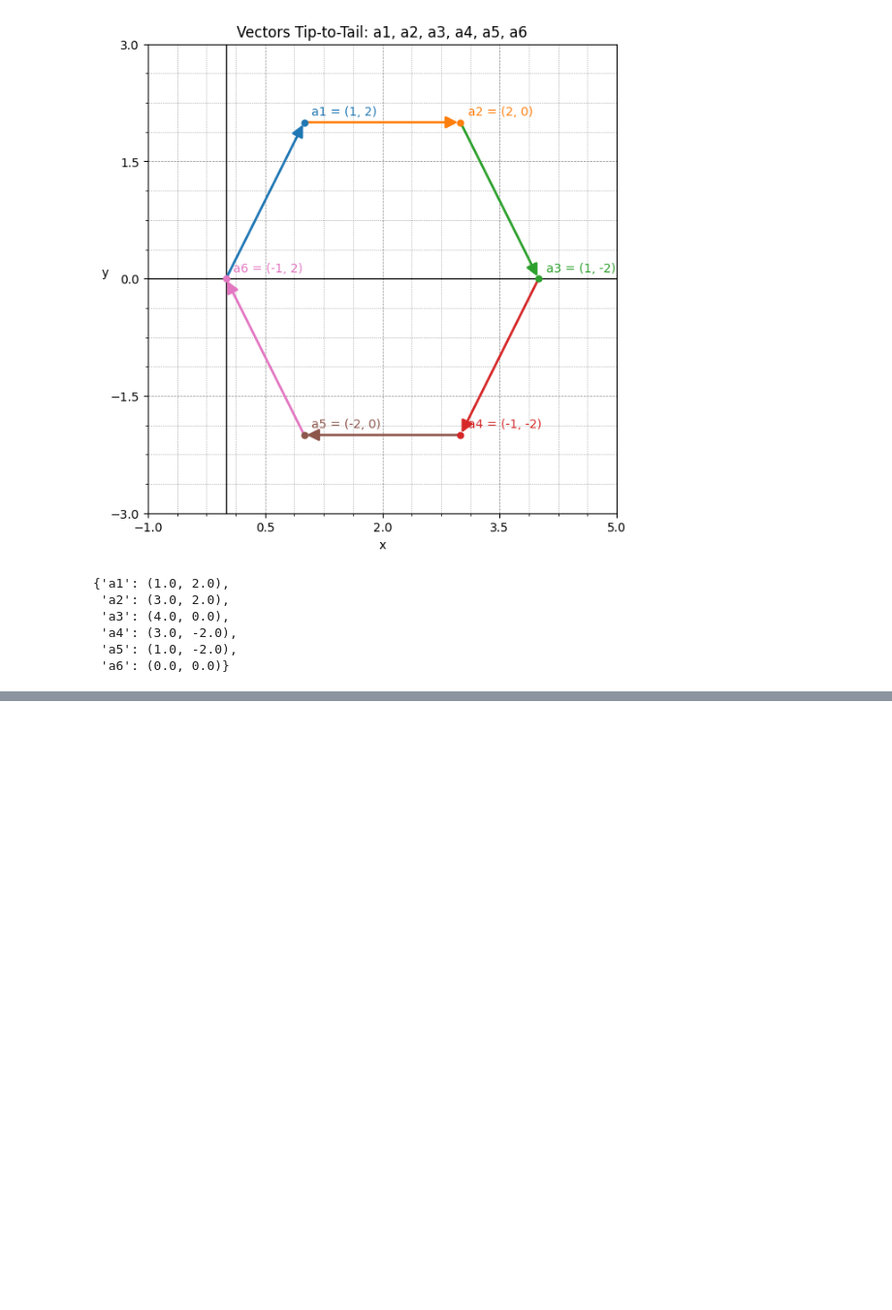
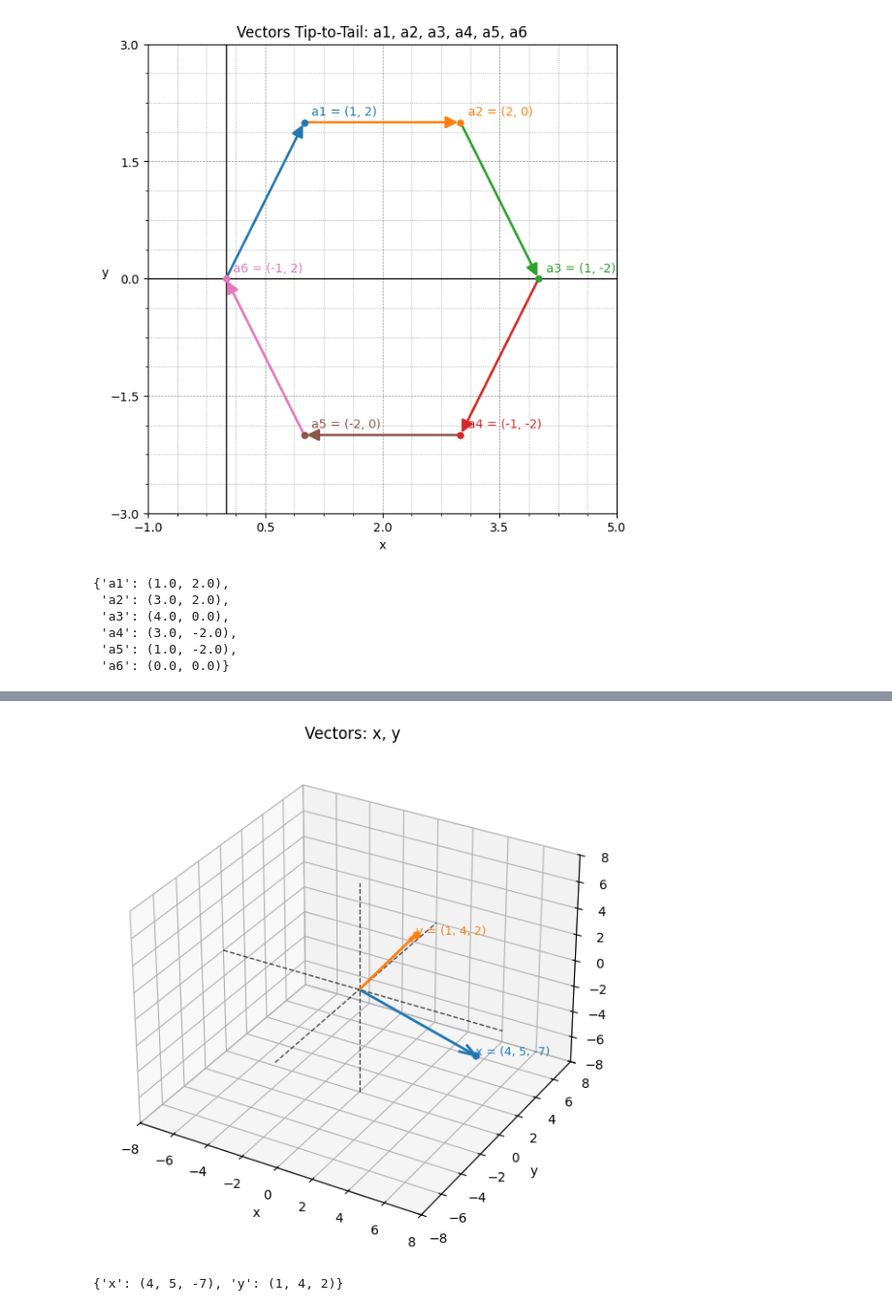
Before and after one commit to seanjiangsh/math-practice, a Jupyter notebook: linear-algebra/vectors.ipynb, the cells around one changed output, grey strips where cells are left out. Shown at 97% size. Drawn from its saved outputs; the diff is of its cells as text; code cells hidden in the pictures; blank space fills up the shorter version.

```diff
--- a/linear-algebra/vectors.ipynb
+++ b/linear-algebra/vectors.ipynb
@@ -50,0 +98,18 @@ result
+# %%
+# Sketch the individual vectors from tip to tail.
+# x = (4, 5, −7)
+# y = (1, 4, 2)
+vectors = {
+	'x': (4, 5, -7),
+	'y': (1, 4, 2),
+}
+result = plot_basic_vectors(
+  vectors,
+  title='Vectors: x, y',
+  limits={'x': (-8, 8), 'y': (-8, 8), 'z': (-8, 8)}
+)
+result
+# {'x': (4, 5, -7), 'y': (1, 4, 2)}
+# %% [output]
+[figure, added]
+{'x': (4, 5, -7), 'y': (1, 4, 2)}
```
Also changed, not shown: parts of 7 cells of this notebook, 1 other file.
